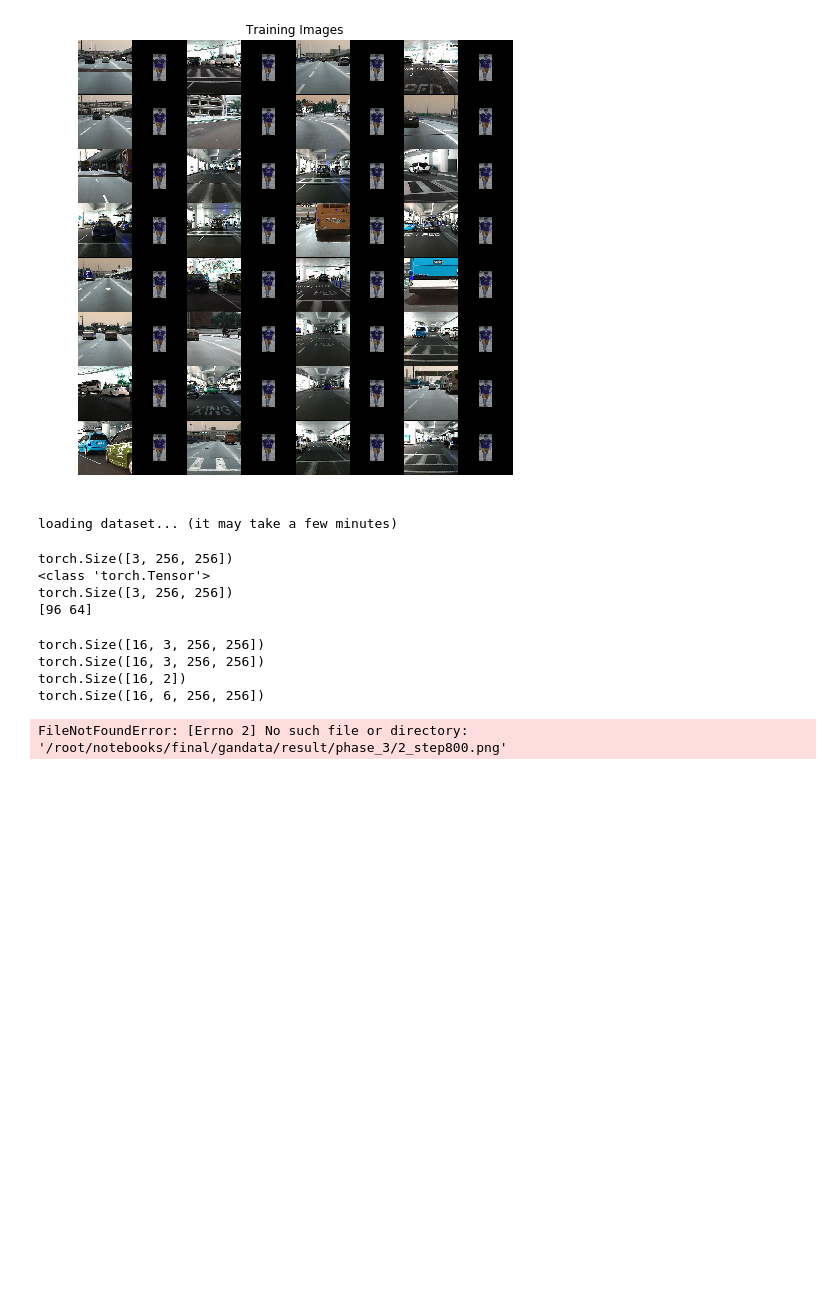
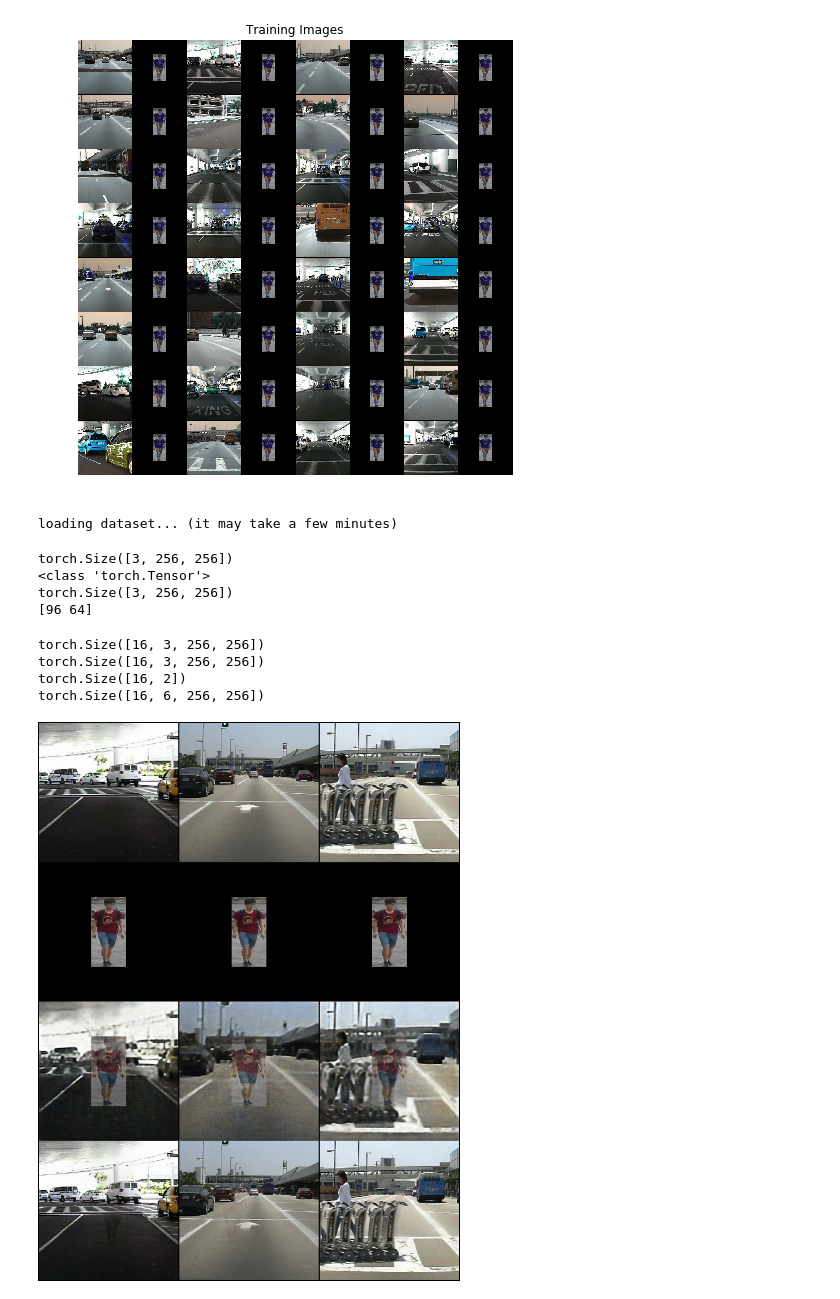
Before and after one commit to tony92151/pedestrian_generator, a Jupyter notebook: train_v2.ipynb, the cells around one changed output. Saved outputs shown, nothing was run; the diff lists cells and outputs as text; code cells hidden in the pictures; blank space fills up the shorter version.

```diff
--- a/train_v2.ipynb
+++ b/train_v2.ipynb
@@ -451,6 +451,6 @@ train_DG(1,8000)
 # %%
 train_DG(2,800)
 # %%
-Image.open("/root/notebooks/final/gandata/result/phase_3/2_step800.png")
+Image.open("/root/notebooks/Module_final/result/phase_3/2_step800.png")
 # %% [output]
-FileNotFoundError: [Errno 2] No such file or directory: '/root/notebooks/final/gandata/result/phase_3/2_step800.png'
+[figure, added]
```
Also changed, not shown: parts of 1 cell of this notebook.
